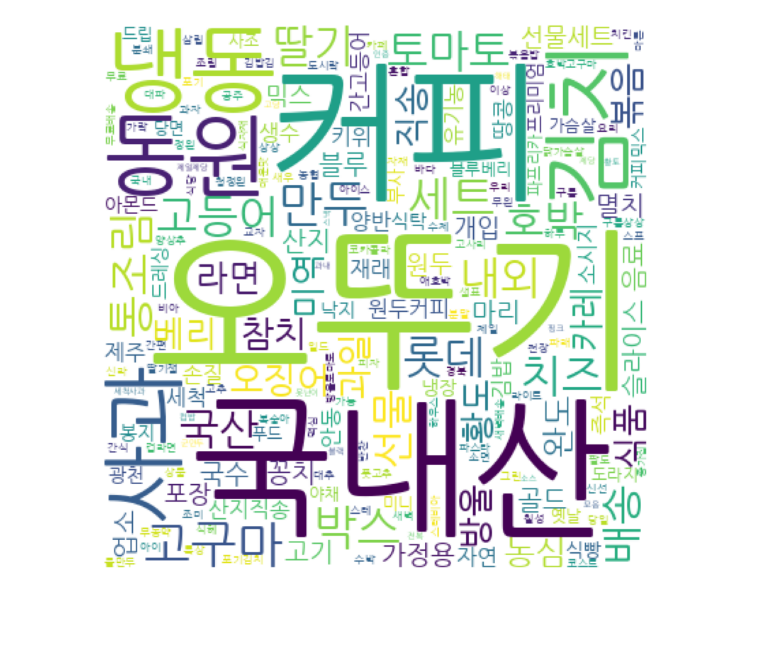
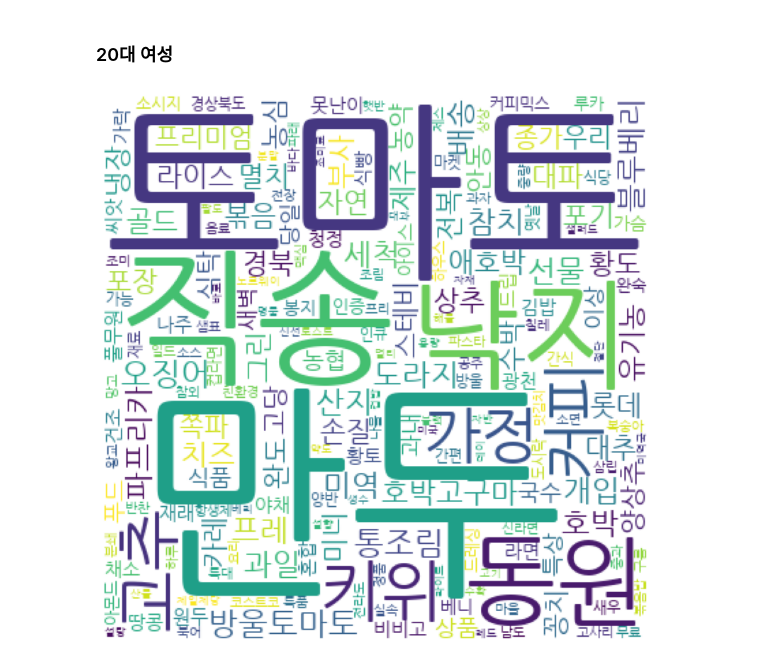
Before and after one commit to Seojiii/kurly_project, a Jupyter notebook: 0317_ji_wordcloud.ipynb, the cells around one changed output. Drawn from its saved outputs; the diff is of its cells as text; code cells hidden in the pictures; blank space fills up the shorter version.

Commit message:
wordcloud(20, 30, 40여성)

```diff
--- a/0317_ji_wordcloud.ipynb
+++ b/0317_ji_wordcloud.ipynb
@@ -94,35 +73,42 @@ from konlpy.tag import Kkma
+# %% [markdown]
+### 20대 여성
 # %%
-from konlpy.tag import Okt
+# tqdm.pandas()를 사용하여 pandas의 apply 함수에 진행 상황 바 적용
+tqdm.pandas()
 
-# 한글을 제외한 문자 공백으로 대체
-df['ItemName'] = df['ItemName'].str.replace('[^가-힣]', ' ', regex=True)
+okt = Okt()
 
-# 명사 추출
-okt = Okt()
-nouns = df['ItemName'].apply(okt.nouns)
+# 이름 바꿔
+# 명사 추출 및 특정 단어 제거
+nouns = df_20s_여성['CleanedItemName'].progress_apply(okt.nouns)
+
 
 # 각 명사를 별도의 행으로 전개
 nouns = nouns.explode()
 
-# 글자수 2개 이하 제거(불필요하게 짧은 단어를 분석에서 제외하기 위)
+# 글자수 2개 이하 제거(불필요하게 짧은 단어를 분석에서 제외하기 위함)
 df_word = pd.DataFrame({'word': nouns})
 df_word['count'] = df_word['word'].str.len()
 df_word = df_word.query('count >= 2')
 
 # 글자별 빈도 계산
 df_word = df_word.groupby('word', as_index=False).count().sort_values('count', ascending=False)
 
+# 상위 10개 단어 제# 상위 10개 단어 제거거
+df_word = df_word[10:]
+
 # 최종적으로 생성된 단어와 빈도수 데이터프레임을 딕셔너리로 변환
 dic_word = df_word.set_index('word').to_dict()['count']
+
+# 워드클라우드 만들기
+wc = WordCloud(random_state = 123, font_path = 'NanumGothic', width = 400,
+               height = 400, background_color = 'white')
+img_wordcloud = wc.generate_from_frequencies(dic_word)
+plt.figure(figsize = (10, 10)) # 크기 지정하기
+plt.axis('off') # 축 없애기
+plt.imshow(img_wordcloud) # 결과 보여주기
+
+# 이름 바꿔
+plt.savefig('20s_여성_wordcloud') # 파일 저장
+# %% [output]
+[figure, added]
-# %%
-wc = WordCloud(random_state = 123, font_path = 'NanumGothic', width = 400,
-               height = 400, background_color = 'white')
-
-img_wordcloud = wc.generate_from_frequencies(dic_word)
-
-plt.figure(figsize = (10, 10)) # 크기 지정하기
-plt.axis('off') # 축 없애기
-plt.imshow(img_wordcloud) # 결과 보여주기
-plt.savefig('동감_워드클라우드') # 파일 저장
-# %% [output]
-[figure, removed]
```
Also changed, not shown: parts of 14 cells of this notebook.
